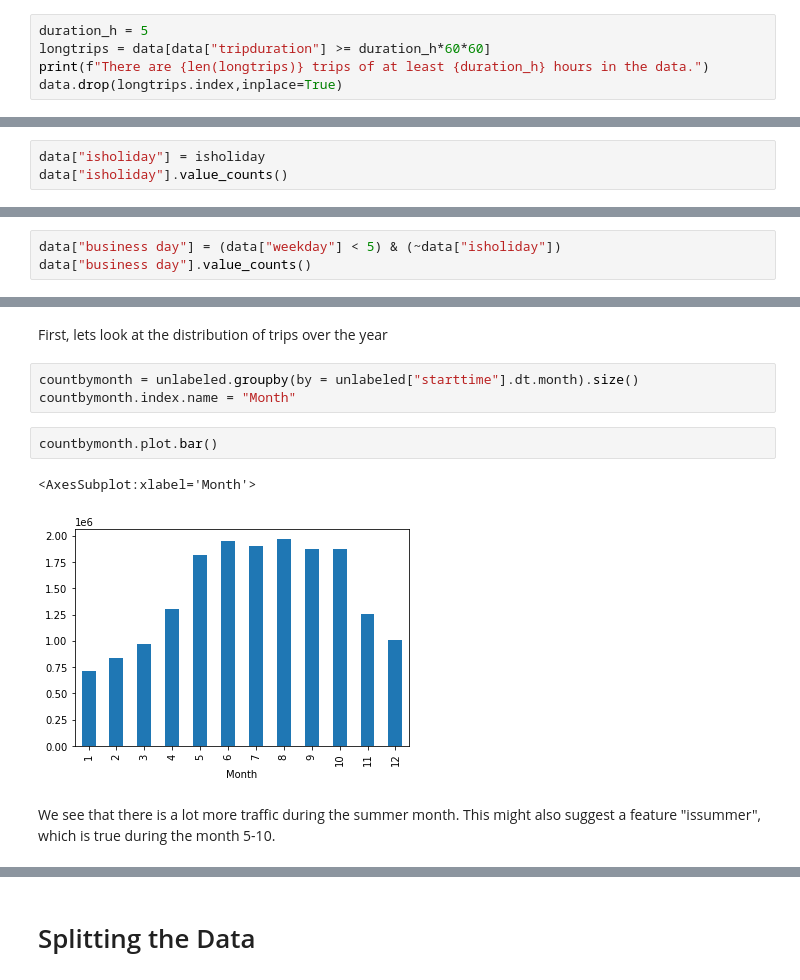
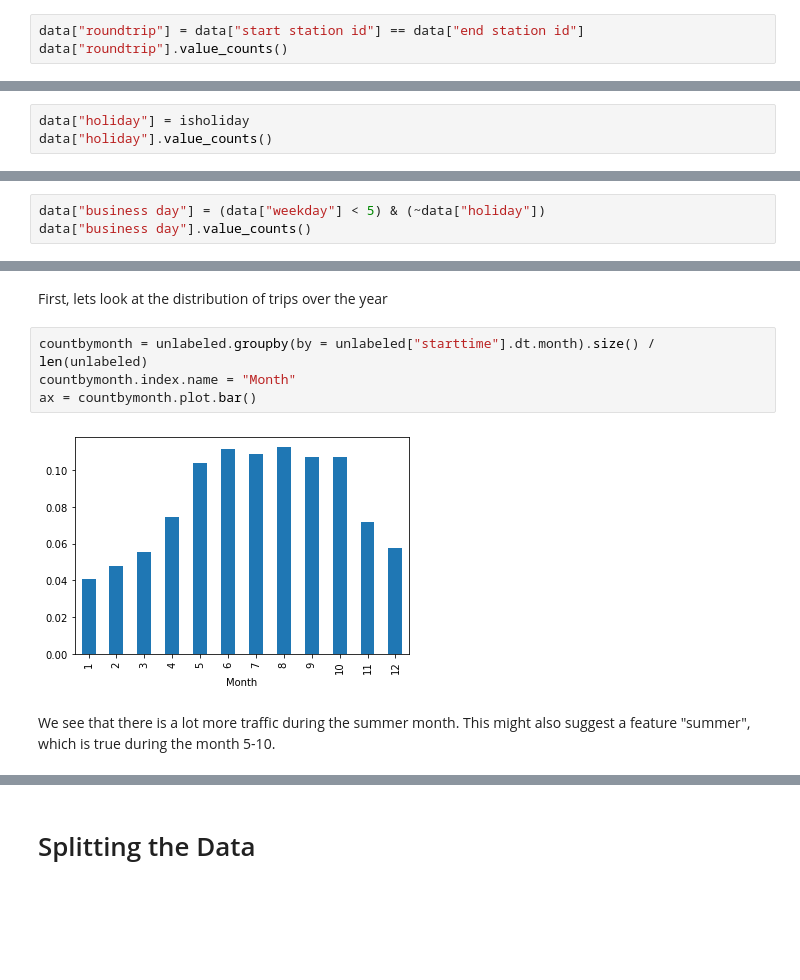
Before and after one commit to TWagner2/AXAChallenge, a Jupyter notebook: Preliminary.ipynb, the cells around one changed output, grey strips where cells are left out. Cells and saved outputs as stored; diff of their text form; blank space fills up the shorter version.

```diff
--- a/Preliminary.ipynb
+++ b/Preliminary.ipynb
@@ -228,8 +225,6 @@ False    17184871
 True       306747
 Name: is_roundtrip, dtype: Int64
 # %%
-duration_h = 5
-longtrips = data[data["tripduration"] >= duration_h*60*60]
-print(f"There are {len(longtrips)} trips of at least {duration_h} hours in the data.")
-data.drop(longtrips.index,inplace=True)
+data["roundtrip"] = data["start station id"] == data["end station id"]
+data["roundtrip"].value_counts()
 # %% [output]
@@ -340,8 +346,8 @@ cal = USFederalHolidayCalendar()
 holidays = cal.holidays(start='2018-01-01', end='2018-12-31')
 isholiday = data["starttime"].dt.date.astype("datetime64").isin(holidays)
 # %%
-data["isholiday"] = isholiday
-data["isholiday"].value_counts()
+data["holiday"] = isholiday
+data["holiday"].value_counts()
 # %% [output]
 False    17152317
 True       327899
@@ -349,5 +355,5 @@ Name: isholiday, dtype: int64
 # %%
-data["business day"] = (data["weekday"] < 5) & (~data["isholiday"])
+data["business day"] = (data["weekday"] < 5) & (~data["holiday"])
 data["business day"].value_counts()
 # %% [output]
 True     12938644
@@ -384,13 +381,11 @@ unlabeled
 # %% [markdown]
 First, lets look at the distribution of trips over the year
-# %%
-countbymonth = unlabeled.groupby(by = unlabeled["starttime"].dt.month).size()
-countbymonth.index.name = "Month"
-# %%
-countbymonth.plot.bar()
-# %% [output]
-<AxesSubplot:xlabel='Month'>
-[figure, removed]
+# %%
+countbymonth = unlabeled.groupby(by = unlabeled["starttime"].dt.month).size() / len(unlabeled)
+countbymonth.index.name = "Month"
+ax = countbymonth.plot.bar()
+# %% [output]
+[figure, added]
 # %% [markdown]
 We see that there is a lot more traffic during the summer month.
-This might also suggest a feature "issummer", which is true during the month 5-10.
+This might also suggest a feature "summer", which is true during the month 5-10.
```
Also changed, not shown: parts of 34 cells of this notebook.
